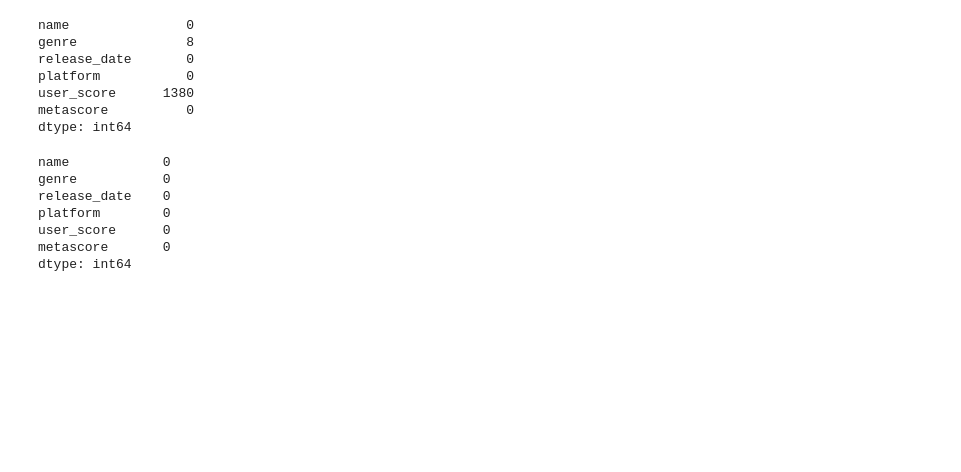
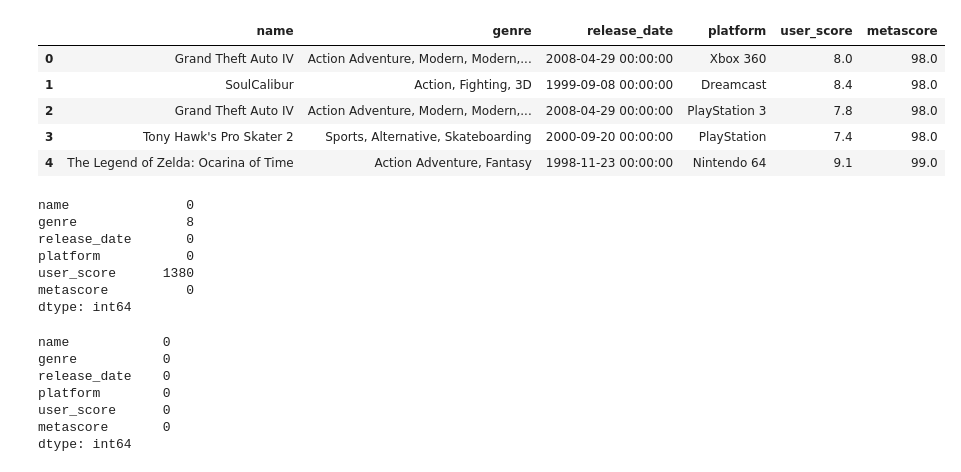
Before and after one commit to samjferrett/videogame_scraping_and_analysis, a Jupyter notebook: game_analysis.ipynb, the cells around one changed output. Cells and saved outputs as stored; diff of their text form; code cells hidden in the pictures; blank space fills up the shorter version.

```diff
--- a/game_analysis.ipynb
+++ b/game_analysis.ipynb
@@ -7,6 +8,15 @@ plt.rcParams['figure.figsize'] = [10,8]
 sns.set_theme()
 # %%
 df = pd.read_csv('./metacritic_data_022023.csv')
+# %%
+df.head()
+# %% [output]
+|  | name | genre | release_date | platform | user_score | metascore |
+| 0 | Grand Theft Auto IV | Action Adventure, Modern, Modern,... | 2008-04-29 00:00:00 | Xbox 360 | 8.0 | 98.0 |
+| 1 | SoulCalibur | Action, Fighting, 3D | 1999-09-08 00:00:00 | Dreamcast | 8.4 | 98.0 |
+| 2 | Grand Theft Auto IV | Action Adventure, Modern, Modern,... | 2008-04-29 00:00:00 | PlayStation 3 | 7.8 | 98.0 |
+| 3 | Tony Hawk's Pro Skater 2 | Sports, Alternative, Skateboarding | 2000-09-20 00:00:00 | PlayStation | 7.4 | 98.0 |
+| 4 | The Legend of Zelda: Ocarina of Time | Action Adventure, Fantasy | 1998-11-23 00:00:00 | Nintendo 64 | 9.1 | 99.0 |
 # %%
 # deal with misssing values
 df.isna().sum()
```
Also changed, not shown: parts of 3 cells of this notebook.
